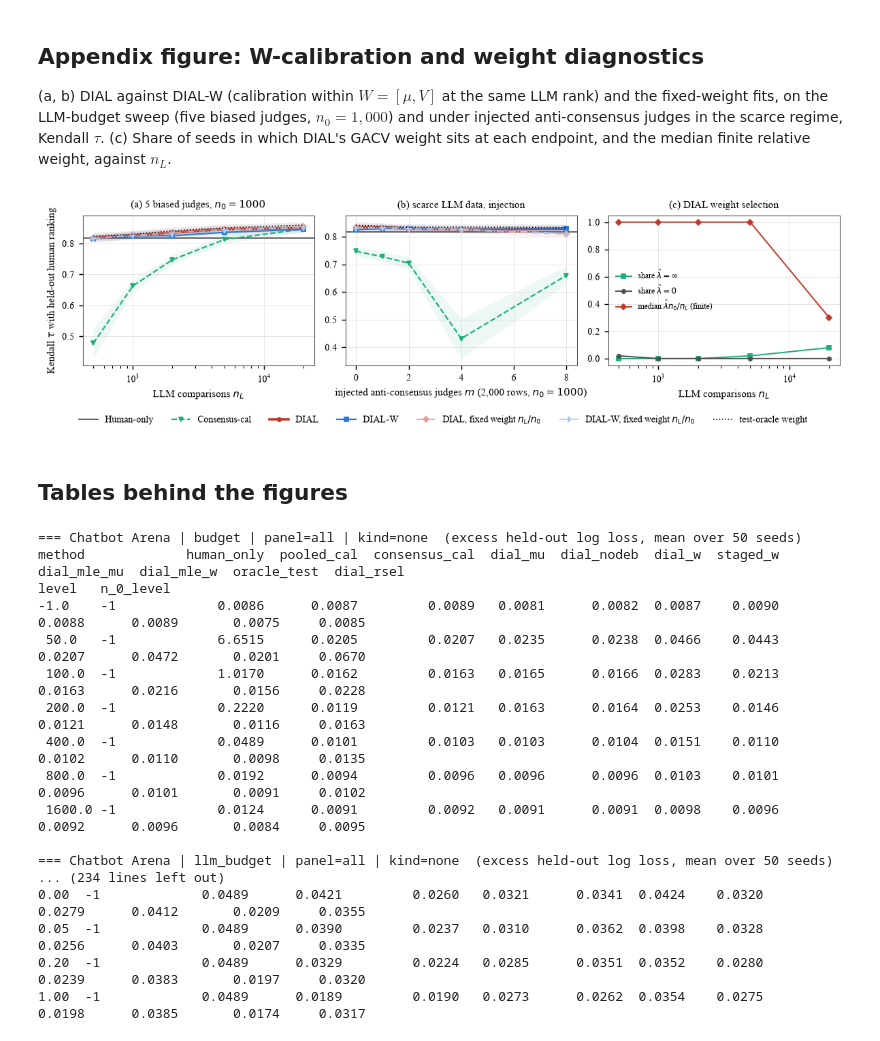
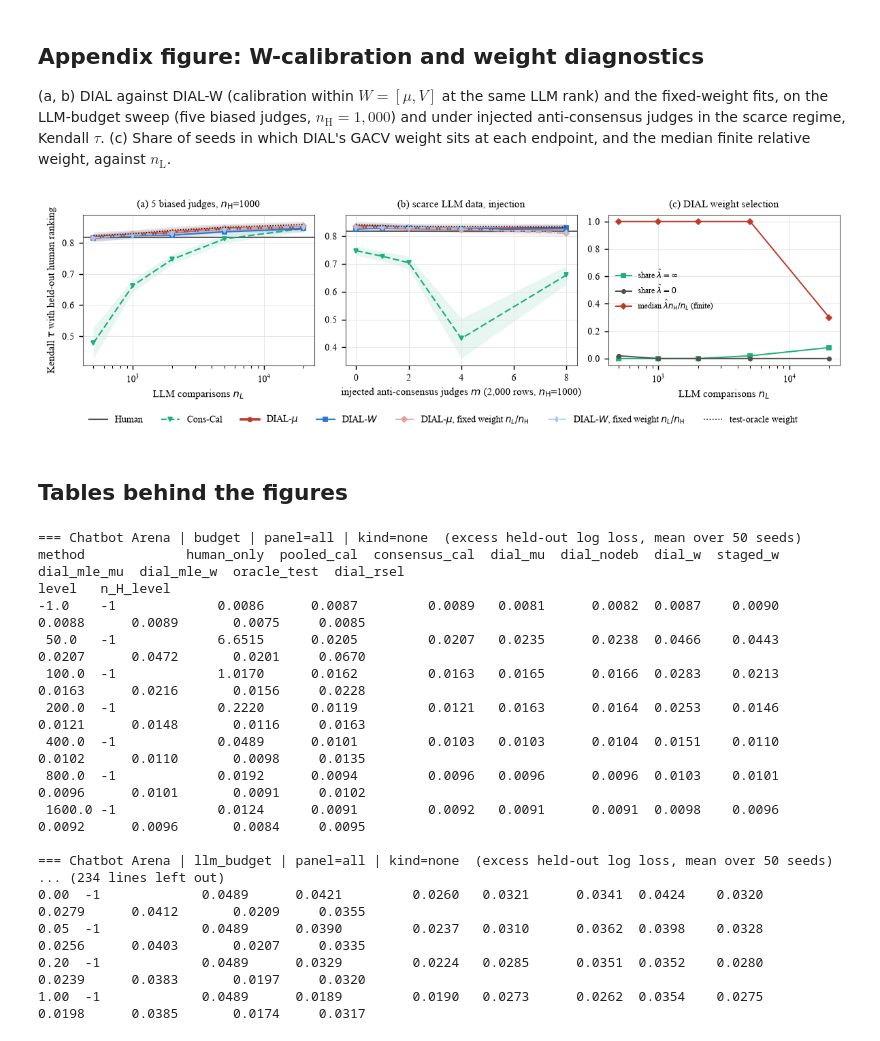
Before and after one commit to JinHongDu-Lab/DIAL, a Jupyter notebook: notebooks/real_data_robustness.ipynb, the cells around one changed output. Cells and saved outputs as stored; diff of their text form; code cells hidden in the pictures.

```diff
--- a/notebooks/real_data_robustness.ipynb
+++ b/notebooks/real_data_robustness.ipynb
@@ -241,19 +233,18 @@ fig, axes = plt.subplots(2, 3, figsize=(9.2, 4.9))
 methods_C1 = list(PRESENTED)
 for ax, d in zip(axes[0], DATASETS):
     if d in agg:
-        curve(ax, agg[d], "budget", "all", "none", methods_C1, x="n_0", logx=True, hline_human=False)
+        curve(ax, agg[d], "budget", "all", "none", methods_C1, x="n_H", logx=True, hline_human=False)
         g = agg[d][(agg[d].sweep == "budget") & (agg[d].method != "human_only") & (agg[d].method.isin(methods_C1))]
         ax.set_ylim(min(g.excess_mean.min(), g.floor.mean() * 0) - 0.002, g.excess_mean.max() * 1.3 + 0.005)
-    ax.set_title(DLAB[d]); ax.set_xlabel("human calibration labels $n_0$")
+    ax.set_title(DLAB[d]); ax.set_xlabel(f"human calibration labels {NH}")
 axes[0, 0].set_ylabel("excess held-out log loss")
 methods_C2 = list(PRESENTED) + ["oracle_test"]
 for ax, d in zip(axes[1], DATASETS):
     if d in agg:
-        curve(ax, agg[d], "llm_budget", "biased5", "none", methods_C2, n_0_level=N0_SCARCE[d], logx=True); clip_axis(ax, agg[d], "llm_budget", "biased5", "none", methods_C2, n_0_level=N0_SCARCE[d])
-    ax.set_title(f"{DLAB[d]}, 5 biased judges, $n_0$={N0_SCARCE[d]}", fontsize=8.5); ax.set_xlabel("LLM comparisons $n_L$")
+        curve(ax, agg[d], "llm_budget", "biased5", "none", methods_C2, n_H_level=NH_SCARCE[d], logx=True); clip_axis(ax, agg[d], "llm_budget", "biased5", "none", methods_C2, n_H_level=NH_SCARCE[d])
+    ax.set_title(f"{DLAB[d]}, 5 biased judges, {NH}={NH_SCARCE[d]}", fontsize=8.5); ax.set_xlabel("LLM comparisons $n_{\mathrm{L}}$")
 axes[1, 0].set_ylabel("excess held-out log loss")
-h1, l1 = axes[0, 0].get_legend_handles_labels(); h2, l2 = axes[1, 0].get_legend_handles_labels()
-seen = {}; [seen.setdefault(l, h) for h, l in list(zip(h1, l1)) + list(zip(h2, l2))]
-fig.legend(list(seen.values()), list(seen.keys()), loc="lower center", ncol=8, frameon=False, bbox_to_anchor=(0.5, -0.03))
+h, l = legend_handles(methods_C2)
+fig.legend(h, l, loc="lower center", ncol=8, frameon=False, bbox_to_anchor=(0.5, -0.03))
 fig.tight_layout(); fig.savefig(FIGURES / "fig_real_efficiency.pdf", bbox_inches="tight"); plt.show()
 # %% [output]
@@ -342,45 +401,45 @@ pd.set_option("display.width", 250); display(pd.DataFrame(tab).round(4))
 # %% [markdown]
 ## Appendix figure: W-calibration and weight diagnostics
 
-(a, b) DIAL against DIAL-W (calibration within $W=[\mu,V]$ at the same LLM rank) and the fixed-weight fits, on the LLM-budget sweep (five biased judges, $n_0=1{,}000$) and under injected anti-consensus judges in the scarce regime, Kendall $\tau$. (c) Share of seeds in which DIAL's GACV weight sits at each endpoint, and the median finite relative weight, against $n_L$.
+(a, b) DIAL against DIAL-W (calibration within $W=[\mu,V]$ at the same LLM rank) and the fixed-weight fits, on the LLM-budget sweep (five biased judges, $n_{\mathrm{H}}=1{,}000$) and under injected anti-consensus judges in the scarce regime, Kendall $\tau$. (c) Share of seeds in which DIAL's GACV weight sits at each endpoint, and the median finite relative weight, against $n_{\mathrm{L}}$.
 # %%
 fig, axes = plt.subplots(1, 3, figsize=(9.2, 2.5))
 diag = ["human_only", "consensus_cal", "dial_mu", "dial_w", "dial_mle_mu", "dial_mle_w", "oracle_test"]
-def tau_lines(ax, g, methods, label=True):
-    for m in methods:
-        gm = g[g.method == m].sort_values("level"); st = dict(STYLE[m]); lw = st.pop("lw", 1.2); mk = st.pop("marker", None)
-        if gm.empty: continue
-        if m == "human_only": ax.axhline(gm.ref_kendall_mean.mean(), color=st["color"], lw=1.0, label=LABEL[m] if label else None); continue
-        ax.plot(gm.level, gm.ref_kendall_mean, lw=lw, marker=mk, ms=3, label=LABEL[m] if label else None, **st)
-        ax.fill_between(gm.level, gm.ref_kendall_mean - 1.96 * gm.ref_kendall_se, gm.ref_kendall_mean + 1.96 * gm.ref_kendall_se, color=st["color"], alpha=0.08, lw=0)
+
+def tau_lines(ax, g):
+    """Kendall's tau against the held-out human ranking, human-only as a flat reference line."""
+    ax.axhline(g.loc[g.method == "human_only", "ref_kendall_mean"].mean(), color=STYLE["human_only"]["color"], lw=1.0)
+    method_lines(ax, g, "level", "ref_kendall_mean", [m for m in diag if m != "human_only"], se="ref_kendall_se", band=True, ms=3)
+
 if "arena_33k" in agg:
     a = agg["arena_33k"]
-    tau_lines(axes[0], a[(a.sweep == "llm_budget") & (a.panel == "biased5") & (a.n_0_level == 1000)], diag)
-    axes[0].set_xscale("log"); axes[0].set_xlabel("LLM comparisons $n_L$"); axes[0].set_ylabel("Kendall $\\tau$ with held-out human ranking"); axes[0].set_title("(a) 5 biased judges, $n_0=1000$", fontsize=8.5)
-    tau_lines(axes[1], a[(a.sweep == "noise_scarce") & (a.panel == "biased5") & (a.kind == "anti")], diag, label=False)
-    axes[1].set_xlabel("injected anti-consensus judges $m$ (2,000 rows, $n_0=1000$)"); axes[1].set_title("(b) scarce LLM data, injection", fontsize=8.5)
-    g = a[(a.sweep == "llm_budget") & (a.panel == "biased5") & (a.n_0_level == 1000) & (a.method == "dial_mu")].sort_values("level")
-    axes[2].plot(g.level, g.lam_inf_frac, marker="s", ms=3, lw=1.1, color=STYLE["consensus_cal"]["color"], label="share $\\hat\\lambda=\\infty$")
-    axes[2].plot(g.level, g.lam_zero_frac, marker="o", ms=3, lw=1.1, color=STYLE["human_only"]["color"], label="share $\\hat\\lambda=0$")
-    axes[2].plot(g.level, g.lam_rel_med.fillna(0), marker="D", ms=3, lw=1.1, color=STYLE["dial_mu"]["color"], label="median $\\hat\\lambda n_0/n_L$ (finite)")
-    axes[2].set_xscale("log"); axes[2].set_xlabel("LLM comparisons $n_L$"); axes[2].set_title("(c) DIAL weight selection", fontsize=8.5); axes[2].legend(frameon=False, fontsize=6.5)
+    tau_lines(axes[0], a[(a.sweep == "llm_budget") & (a.panel == "biased5") & (a.n_H_level == 1000)])
+    axes[0].set_xscale("log"); axes[0].set_xlabel("LLM comparisons $n_{\mathrm{L}}$"); axes[0].set_ylabel("Kendall $\\tau$ with held-out human ranking"); axes[0].set_title(f"(a) 5 biased judges, {NH}=1000", fontsize=8.5)
+    tau_lines(axes[1], a[(a.sweep == "noise_scarce") & (a.panel == "biased5") & (a.kind == "anti")])
+    axes[1].set_xlabel(f"injected anti-consensus judges $m$ (2,000 rows, {NH}=1000)"); axes[1].set_title("(b) scarce LLM data, injection", fontsize=8.5)
+    g = a[(a.sweep == "llm_budget") & (a.panel == "biased5") & (a.n_H_level == 1000) & (a.method == "dial_mu")].sort_values("level")
+    for col, mk, color, lab in (("lam_inf_frac", "s", STYLE["consensus_cal"]["color"], "share $\\hat\\lambda=\\infty$"),
+                                ("lam_zero_frac", "o", STYLE["human_only"]["color"], "share $\\hat\\lambda=0$"),
+                                ("lam_rel_med", "D", STYLE["dial_mu"]["color"], "median $\\hat\\lambda n_{\\mathrm{H}}/n_L$ (finite)")):
+        axes[2].plot(g.level, g[col].fillna(0), marker=mk, ms=3, lw=1.1, color=color, label=lab)
+    axes[2].set_xscale("log"); axes[2].set_xlabel("LLM comparisons $n_{\mathrm{L}}$"); axes[2].set_title("(c) DIAL weight selection", fontsize=8.5); axes[2].legend(frameon=False, fontsize=6.5)
 for ax in axes: ax.grid(True, color=GRID, lw=0.5)
-h, l = axes[0].get_legend_handles_labels(); fig.legend(h, l, loc="lower center", ncol=7, frameon=False, bbox_to_anchor=(0.5, -0.1))
+h, l = legend_handles(diag, no_marker=("human_only",)); fig.legend(h, l, loc="lower center", ncol=7, frameon=False, bbox_to_anchor=(0.5, -0.1))
 fig.tight_layout(); fig.savefig(FIGURES / "fig_real_diagnostics.pdf", bbox_inches="tight"); plt.show()
 # %% [output]
-[figure, old version]
+[figure, new version]
 # %% [markdown]
 ## Tables behind the figures
 # %%
 pd.set_option("display.width", 250); pd.set_option("display.max_columns", 30)
 for d in agg:
     for (sw, pn, kd), g in agg[d].groupby(["sweep", "panel", "kind"]):
-        piv = g.pivot_table(index=["level", "n_0_level"], columns="method", values="excess_mean").reindex(columns=list(PRESENTED) + ["dial_w", "staged_w", "dial_mle_mu", "dial_mle_w", "oracle_test", "dial_rsel"])
+        piv = g.pivot_table(index=["level", "n_H_level"], columns="method", values="excess_mean").reindex(columns=list(PRESENTED) + ["dial_w", "staged_w", "dial_mle_mu", "dial_mle_w", "oracle_test", "dial_rsel"])
         print(f"=== {DLAB[d]} | {sw} | panel={pn} | kind={kd}  (excess held-out log loss, mean over {int(g.n.max())} seeds)"); print(piv.round(4).to_string()); print()
 # %% [output]
 === Chatbot Arena | budget | panel=all | kind=none  (excess held-out log loss, mean over 50 seeds)
 method             human_only  pooled_cal  consensus_cal  dial_mu  dial_nodeb  dial_w  staged_w  dial_mle_mu  dial_mle_w  oracle_test  dial_rsel
-level   n_0_level
+level   n_H_level
 -1.0    -1             0.0086      0.0087         0.0089   0.0081      0.0082  0.0087    0.0090       0.0088      0.0089       0.0075     0.0085
  50.0   -1             6.6515      0.0205         0.0207   0.0235      0.0238  0.0466    0.0443       0.0207      0.0472       0.0201     0.0670
  100.0  -1             1.0170      0.0162         0.0163   0.0165      0.0166  0.0283    0.0213       0.0163      0.0216       0.0156     0.0228
```
Also changed, not shown: parts of 11 cells of this notebook, 42 other files.
